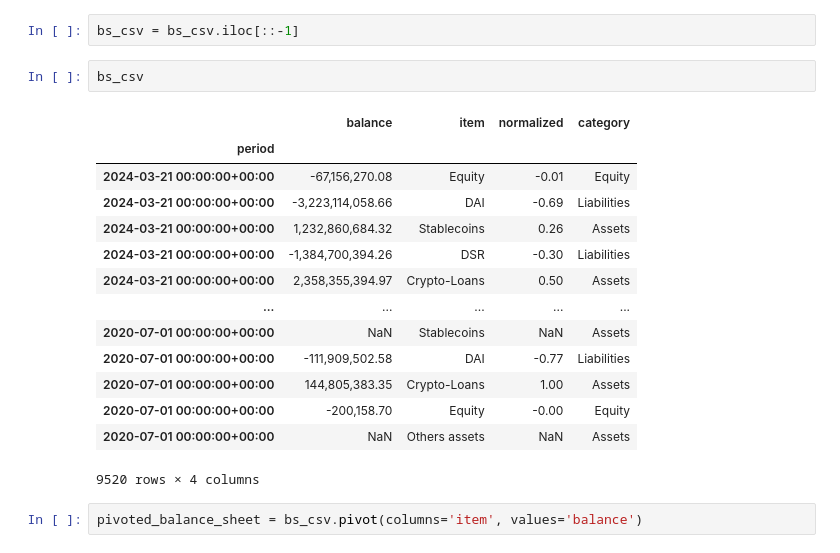
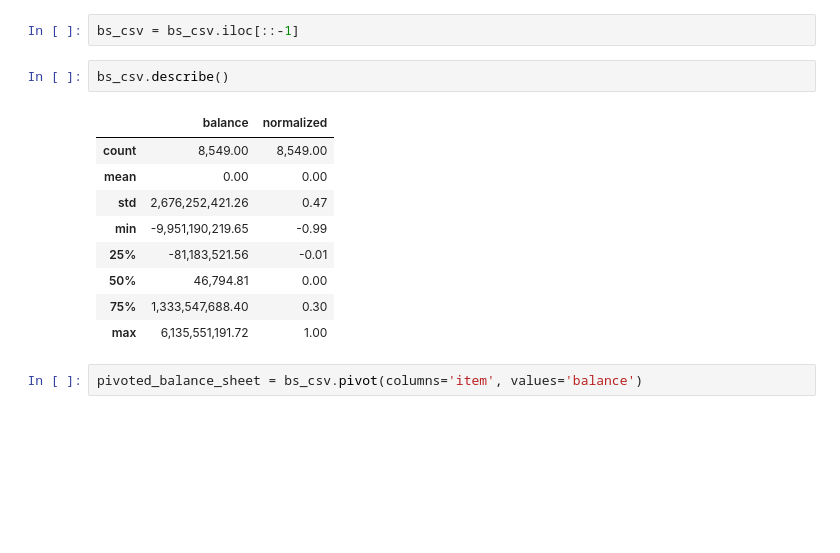
Before and after one commit to BrandynHamilton/mkrdao_port_mgmt, a Jupyter notebook: notebooks/exploratory.ipynb, the cells around one changed output. Saved outputs shown, nothing was run; the diff lists cells and outputs as text; blank space fills up the shorter version.

```diff
--- a/notebooks/exploratory.ipynb
+++ b/notebooks/exploratory.ipynb
@@ -133,22 +133,17 @@ bs_csv['category'] = bs_csv['item'].apply(categorize_item)
 # %%
 bs_csv = bs_csv.iloc[::-1]
 # %%
-bs_csv
+bs_csv.describe()
 # %% [output]
-|  | balance | item | normalized | category |
-| period |  |  |  |  |
-| 2024-03-21 00:00:00+00:00 | -67,156,270.08 | Equity | -0.01 | Equity |
-| 2024-03-21 00:00:00+00:00 | -3,223,114,058.66 | DAI | -0.69 | Liabilities |
-| 2024-03-21 00:00:00+00:00 | 1,232,860,684.32 | Stablecoins | 0.26 | Assets |
-| 2024-03-21 00:00:00+00:00 | -1,384,700,394.26 | DSR | -0.30 | Liabilities |
-| 2024-03-21 00:00:00+00:00 | 2,358,355,394.97 | Crypto-Loans | 0.50 | Assets |
-| ... | ... | ... | ... | ... |
-| 2020-07-01 00:00:00+00:00 | NaN | Stablecoins | NaN | Assets |
-| 2020-07-01 00:00:00+00:00 | -111,909,502.58 | DAI | -0.77 | Liabilities |
-| 2020-07-01 00:00:00+00:00 | 144,805,383.35 | Crypto-Loans | 1.00 | Assets |
-| 2020-07-01 00:00:00+00:00 | -200,158.70 | Equity | -0.00 | Equity |
-| 2020-07-01 00:00:00+00:00 | NaN | Others assets | NaN | Assets |
+|  | balance | normalized |
+| count | 8,549.00 | 8,549.00 |
+| mean | 0.00 | 0.00 |
+| std | 2,676,252,421.26 | 0.47 |
+| min | -9,951,190,219.65 | -0.99 |
+| 25% | -81,183,521.56 | -0.01 |
+| 50% | 46,794.81 | 0.00 |
+| 75% | 1,333,547,688.40 | 0.30 |
+| max | 6,135,551,191.72 | 1.00 |
-9520 rows × 4 columns
 # %%
 pivoted_balance_sheet = bs_csv.pivot(columns='item', values='balance')
 # %%
```
Also changed, not shown: parts of 73 cells of this notebook, 1 other file.
